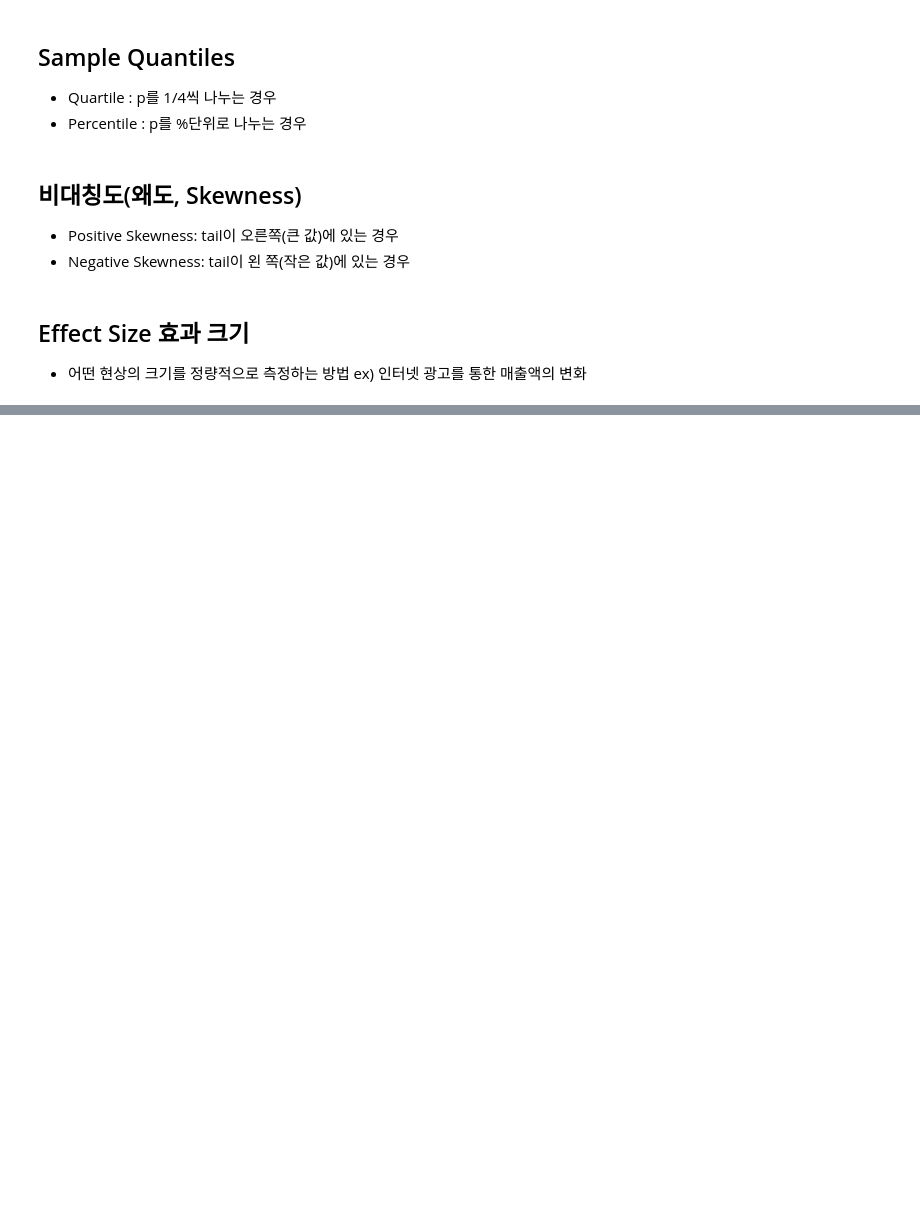
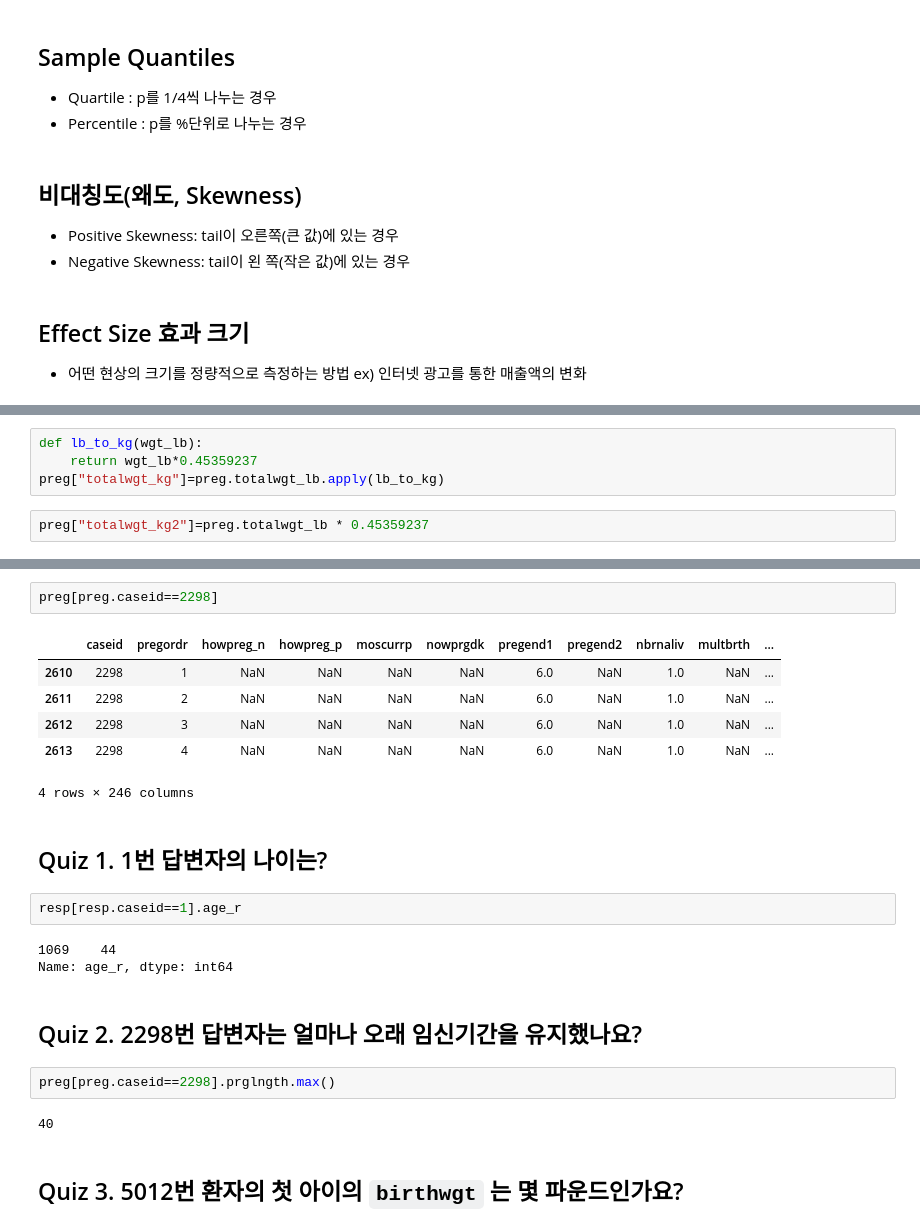
Before and after one commit to sungwon-097/Univ-Study, a Jupyter notebook: 확률과통계(python)/WEEK03_pandasbasic.ipynb, the cells around one changed output, grey strips where cells are left out. Cells and saved outputs as stored; diff of their text form; blank space fills up the shorter version.

```diff
--- a/확률과통계(python)/WEEK03_pandasbasic.ipynb
+++ b/확률과통계(python)/WEEK03_pandasbasic.ipynb
@@ -40,0 +225,6 @@ Date : 21.09.15
+# %%
+def lb_to_kg(wgt_lb):
+    return wgt_lb*0.45359237
+preg["totalwgt_kg"]=preg.totalwgt_lb.apply(lb_to_kg)
+# %%
+preg["totalwgt_kg2"]=preg.totalwgt_lb * 0.45359237
@@ -40,0 +291,24 @@ Date : 21.09.15
+# %%
+preg[preg.caseid==2298]
+# %% [output]
+|  | caseid | pregordr | howpreg_n | howpreg_p | moscurrp | nowprgdk | pregend1 | pregend2 | nbrnaliv | multbrth | ... |
+| 2610 | 2298 | 1 | NaN | NaN | NaN | NaN | 6.0 | NaN | 1.0 | NaN | ... |
+| 2611 | 2298 | 2 | NaN | NaN | NaN | NaN | 6.0 | NaN | 1.0 | NaN | ... |
+| 2612 | 2298 | 3 | NaN | NaN | NaN | NaN | 6.0 | NaN | 1.0 | NaN | ... |
+| 2613 | 2298 | 4 | NaN | NaN | NaN | NaN | 6.0 | NaN | 1.0 | NaN | ... |
+4 rows × 246 columns
+# %% [markdown]
+## Quiz 1. 1번 답변자의 나이는?
+# %%
+resp[resp.caseid==1].age_r
+# %% [output]
+1069    44
+Name: age_r, dtype: int64
+# %% [markdown]
+## Quiz 2. 2298번 답변자는 얼마나 오래 임신기간을 유지했나요?
+# %%
+preg[preg.caseid==2298].prglngth.max()
+# %% [output]
+40
+# %% [markdown]
+## Quiz 3. 5012번 환자의 첫 아이의 `birthwgt` 는 몇 파운드인가요?
```
Also changed, not shown: parts of 40 cells of this notebook, 30 other files.
